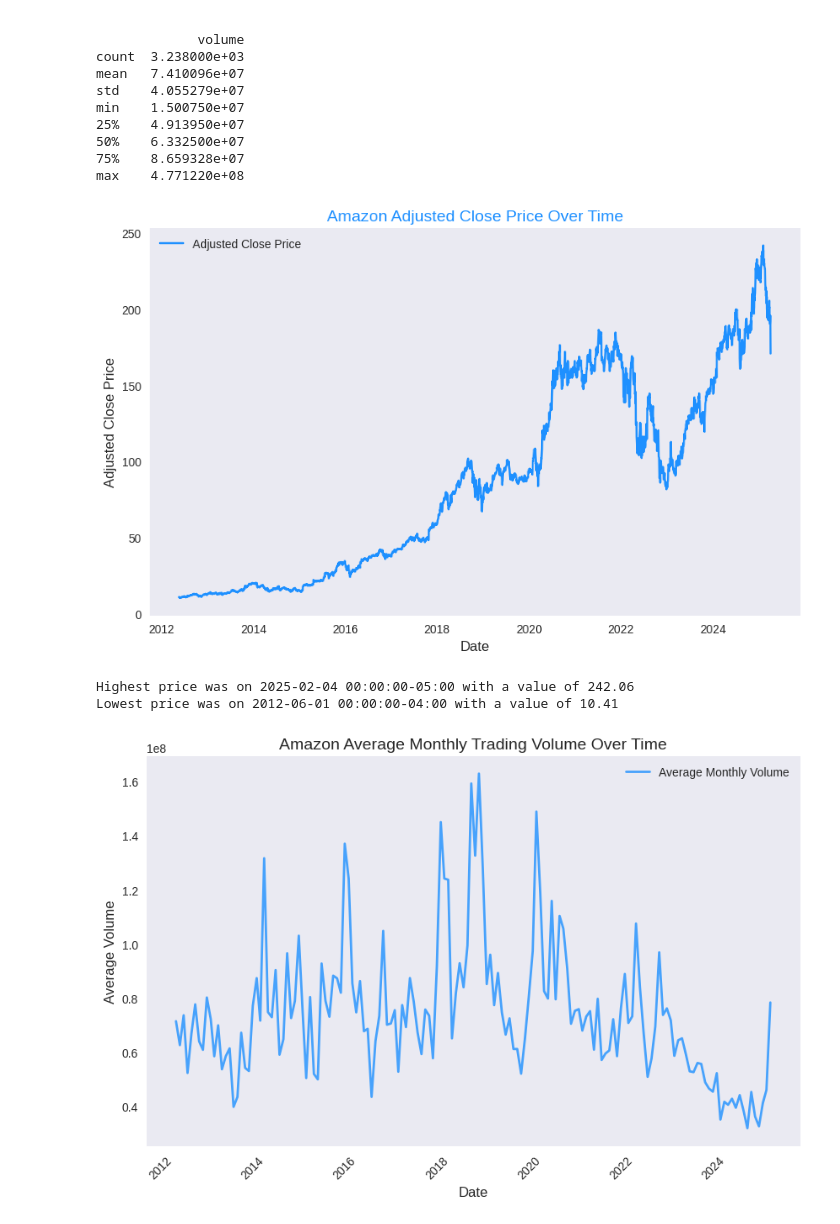
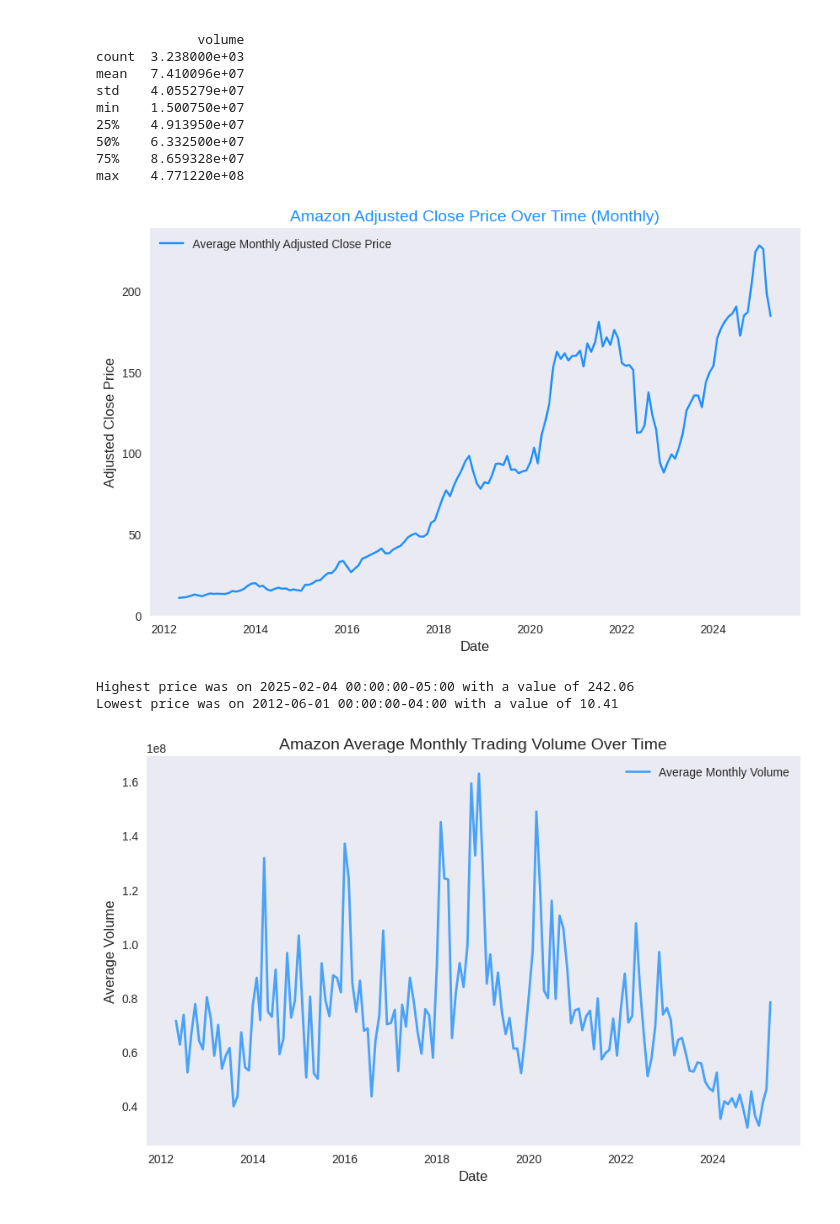
Before and after one commit to zenyonki/AMZN_stock_prices, a Jupyter notebook: AMZN_Stock_Prices.ipynb, the cells around one changed output. Saved outputs shown, nothing was run; the diff lists cells and outputs as text; code cells hidden in the pictures.

Commit message:
Se ajustaron los gráficos a promedios mensuales en vez de diarios.

```diff
--- a/AMZN_Stock_Prices.ipynb
+++ b/AMZN_Stock_Prices.ipynb
@@ -89,17 +91,28 @@ min    1.500750e+07
 75%    8.659328e+07
 max    4.771220e+08
 # %%
+df['month'] = df['date'].dt.to_period('M')  # Convertimos las fechas a periodos mensuales
+monthly_adj_close = df.groupby('month')['adj_close'].mean().reset_index()  # Calculamos el promedio mensual
+
+# Convertimos la columna 'month' a tipo datetime para graficarla
+monthly_adj_close['month'] = monthly_adj_close['month'].dt.to_timestamp()
+
+# Creamos el gráfico con los datos mensuales
 plt.figure(figsize=(10, 6))
-plt.plot(df['date'], df['adj_close'], label='Adjusted Close Price', color='dodgerblue')
-plt.title('Amazon Adjusted Close Price Over Time', fontsize=14, color= "dodgerblue")
+plt.plot(
+    monthly_adj_close['month'],
+    monthly_adj_close['adj_close'],
+    label='Average Monthly Adjusted Close Price',
+    color='dodgerblue'
+)
+plt.title('Amazon Adjusted Close Price Over Time (Monthly)', fontsize=14, color='dodgerblue')
 plt.xlabel('Date', fontsize=12)
 plt.ylabel('Adjusted Close Price', fontsize=12)
 plt.legend()
 plt.grid()
-plt.style.use('seaborn-v0_8')
 plt.show()
 # %% [output]
-[figure, old version]
+[figure, new version]
 # %%
 # Encontrar las fechas con máximos y mínimos históricos.
 max_price = df.loc[df['adj_close'].idxmax()]
@@ -119,8 +132,7 @@ monthly_volume = df.groupby('month')['volume'].mean().reset_index()  # Calculamo
 # Convertimos la columna 'month' a tipo datetime para graficarla
 monthly_volume['month'] = monthly_volume['month'].dt.to_timestamp()
 
-# Creamos un gráfico con los datos mensuales
-plt.figure(figsize=(10, 6))  # Tamaño del gráfico
+plt.figure(figsize=(10, 6))
 plt.plot(
     monthly_volume['month'],
     monthly_volume['volume'],
@@ -132,9 +144,9 @@ plt.plot(
 plt.title('Amazon Average Monthly Trading Volume Over Time', fontsize=14)
 plt.xlabel('Date', fontsize=12)
 plt.ylabel('Average Volume', fontsize=12)
-plt.xticks(rotation=45)  # Rotamos las etiquetas del eje X para mejor lectura
+plt.xticks() #We can rotate the labels here e.g. (rotation=45)
 plt.legend()
 plt.grid()
 plt.show()
 # %% [output]
-[figure, old version]
+[figure, new version]
```
Also changed, not shown: parts of 1 cell of this notebook.
